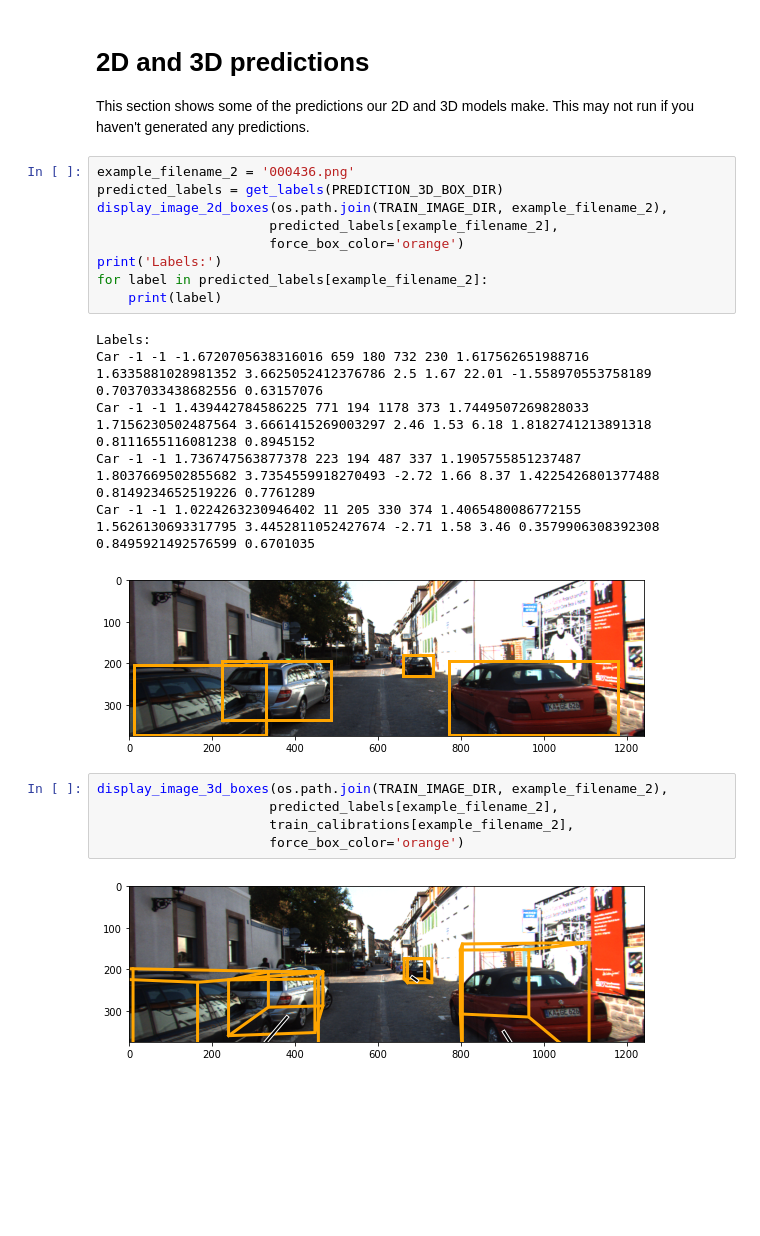
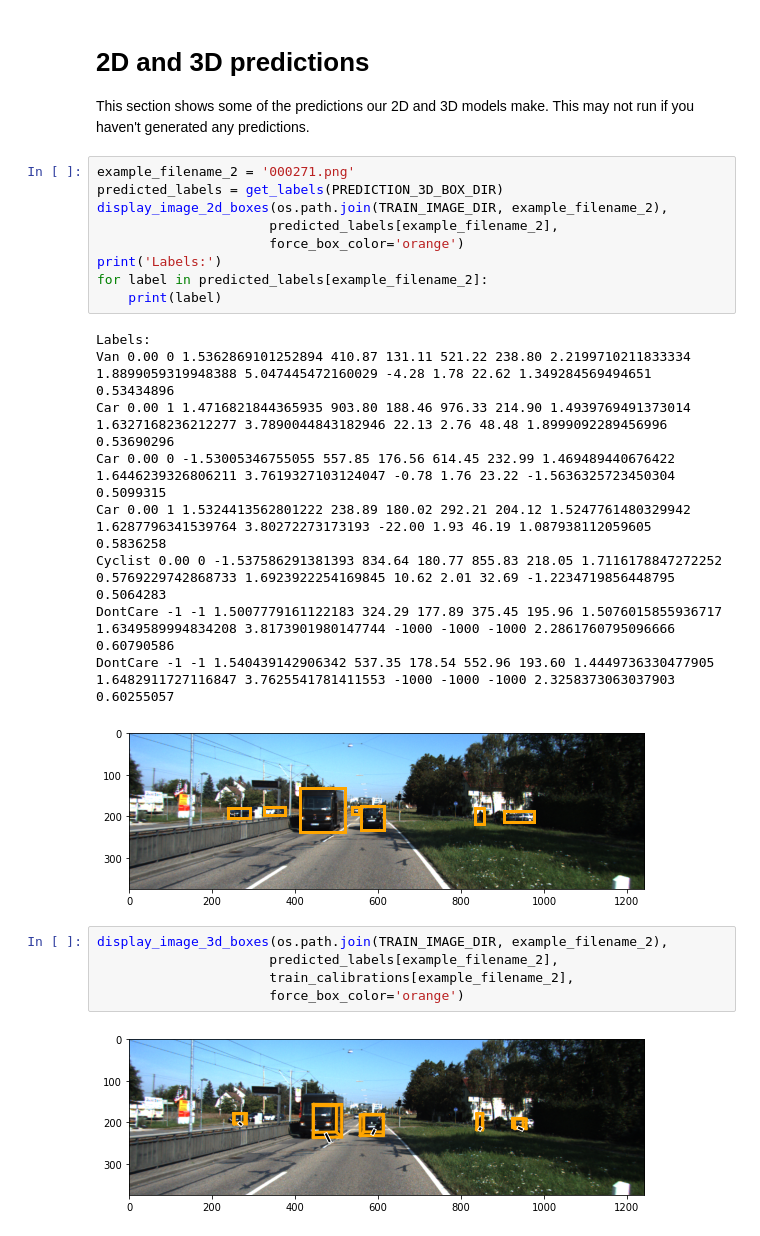
Before and after one commit to kostaleonard/4bai-3d-object-detection, a Jupyter notebook: notebooks/kitti_data_exploration.ipynb, the cells around one changed output. Drawn from its saved outputs; the diff is of its cells as text; blank space fills up the shorter version.

```diff
--- a/notebooks/kitti_data_exploration.ipynb
+++ b/notebooks/kitti_data_exploration.ipynb
@@ -59,25 +59,28 @@ display_image_3d_boxes(os.path.join(TRAIN_IMAGE_DIR, example_filename),
 
 This section shows some of the predictions our 2D and 3D models make. This may not run if you haven't generated any predictions.
 # %%
-example_filename_2 = '000436.png'
+example_filename_2 = '000271.png'
 predicted_labels = get_labels(PREDICTION_3D_BOX_DIR)
 display_image_2d_boxes(os.path.join(TRAIN_IMAGE_DIR, example_filename_2),
                       predicted_labels[example_filename_2],
                       force_box_color='orange')
 print('Labels:')
 for label in predicted_labels[example_filename_2]:
     print(label)
 # %% [output]
 Labels:
-Car -1 -1 -1.6720705638316016 659 180 732 230 1.617562651988716 1.6335881028981352 3.6625052412376786 2.5 1.67 22.01 -1.558970553758189 0.7037033438682556 0.63157076
-Car -1 -1 1.439442784586225 771 194 1178 373 1.7449507269828033 1.7156230502487564 3.6661415269003297 2.46 1.53 6.18 1.8182741213891318 0.8111655116081238 0.8945152
-Car -1 -1 1.736747563877378 223 194 487 337 1.1905755851237487 1.8037669502855682 3.7354559918270493 -2.72 1.66 8.37 1.4225426801377488 0.8149234652519226 0.7761289
-Car -1 -1 1.0224263230946402 11 205 330 374 1.4065480086772155 1.5626130693317795 3.4452811052427674 -2.71 1.58 3.46 0.3579906308392308 0.8495921492576599 0.6701035
+Van 0.00 0 1.5362869101252894 410.87 131.11 521.22 238.80 2.2199710211833334 1.8899059319948388 5.047445472160029 -4.28 1.78 22.62 1.349284569494651 0.53434896
+Car 0.00 1 1.4716821844365935 903.80 188.46 976.33 214.90 1.4939769491373014 1.6327168236212277 3.7890044843182946 22.13 2.76 48.48 1.8999092289456996 0.53690296
+Car 0.00 0 -1.53005346755055 557.85 176.56 614.45 232.99 1.469489440676422 1.6446239326806211 3.7619327103124047 -0.78 1.76 23.22 -1.5636325723450304 0.5099315
+Car 0.00 1 1.5324413562801222 238.89 180.02 292.21 204.12 1.5247761480329942 1.6287796341539764 3.80272273173193 -22.00 1.93 46.19 1.087938112059605 0.5836258
+Cyclist 0.00 0 -1.537586291381393 834.64 180.77 855.83 218.05 1.7116178847272252 0.5769229742868733 1.6923922254169845 10.62 2.01 32.69 -1.2234719856448795 0.5064283
+DontCare -1 -1 1.5007779161122183 324.29 177.89 375.45 195.96 1.5076015855936717 1.6349589994834208 3.8173901980147744 -1000 -1000 -1000 2.2861760795096666 0.60790586
+DontCare -1 -1 1.540439142906342 537.35 178.54 552.96 193.60 1.4449736330477905 1.6482911727116847 3.7625541781411553 -1000 -1000 -1000 2.3258373063037903 0.60255057
-[figure, old version]
+[figure, new version]
 # %%
 display_image_3d_boxes(os.path.join(TRAIN_IMAGE_DIR, example_filename_2),
                       predicted_labels[example_filename_2],
                       train_calibrations[example_filename_2],
                       force_box_color='orange')
 # %% [output]
-[figure, old version]
+[figure, new version]
```
Also changed, not shown: 1 other file.
